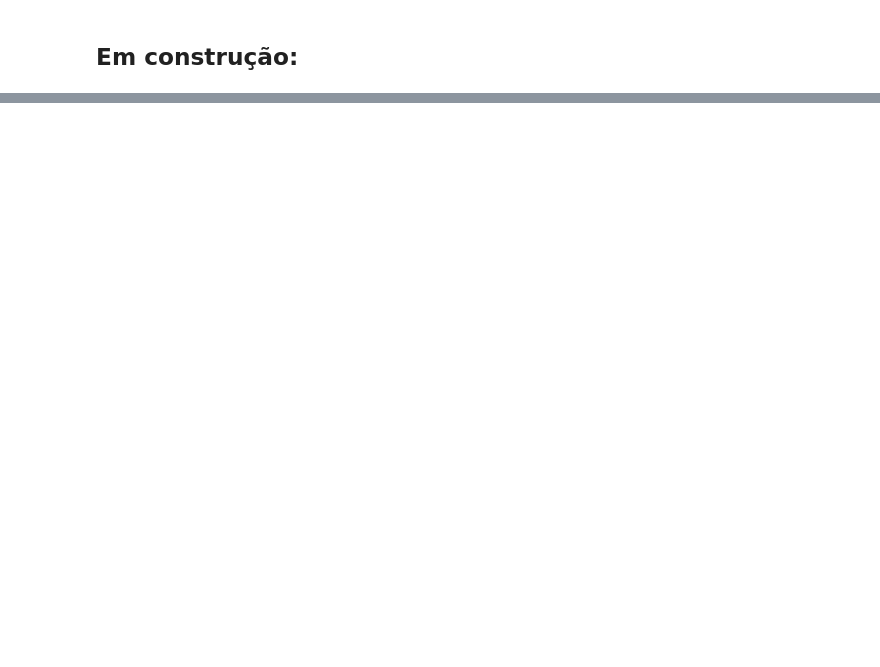
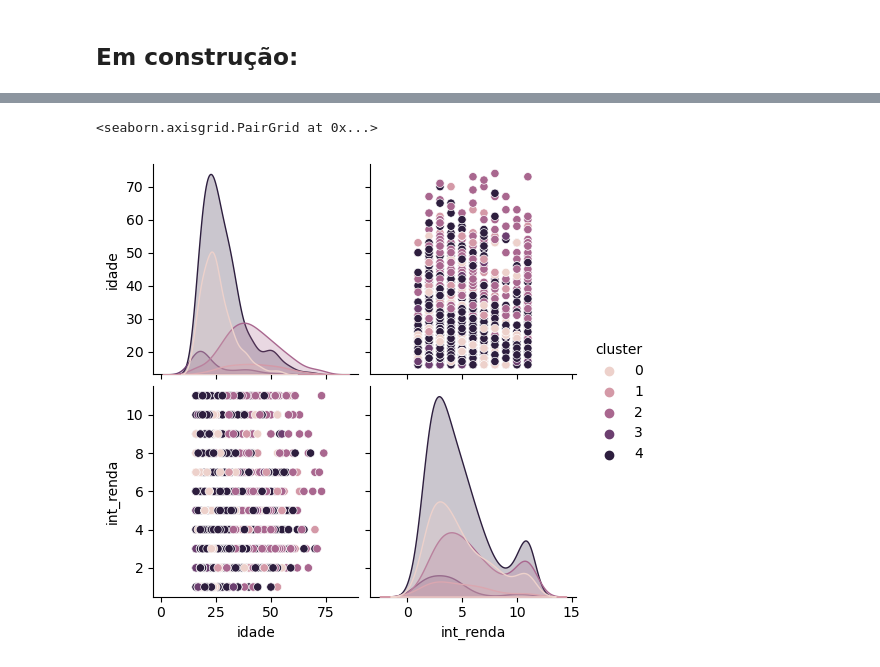
Before and after one commit to Aguiar-Gabriel/Carnaval-Pudding, a Jupyter notebook: clustering.ipynb, the cells around one changed output, grey strips where cells are left out. Drawn from its saved outputs; the diff is of its cells as text; code cells hidden in the pictures; blank space fills up the shorter version.

Commit message:
Clustering atualizado com maior limpeza e tentativa inicial de descrição de cada cluster/perfil tipico.

```diff
--- a/clustering.ipynb
+++ b/clustering.ipynb
@@ -45,9 +47,6 @@ memory usage: 761.3+ KB
 #retirar colunas que nao incluem informação a priori do visitante (incluindo o que ele fez na cidade)
 #np.r_ concatena as slices
 df = df.iloc[:,np.r_[3,10:14,34,55:60]]
-# %%
-#retirar colunas que nao incluem informação a priori do visitante (incluindo o que ele fez na cidade)
-df = df.drop(['Unnamed: 0.1','index','Unnamed: 0','numero_controle','bloco_classificacao','dt_visita','dt_termino','tempo_total_entrev','faixa_renda','t_pernoite','t_qtpernoite','t_hospedagem','t_transp','t_transp','t_motivo','t_outro_motivo','dias_carnaval',''], axis=1)
 # %%
 df.info()
 # %% [output]
@@ -122,4 +130,4 @@ df = df.drop(['morador','pais','estado','cidade'], axis=1)
 # %%
 #OHE para categoricas
-df = pd.get_dummies(df)
+df_transformed = pd.get_dummies(df)
 # %%
@@ -147,7 +155,7 @@ df pronto, sem valores nulos
 # %%
 #escalonar dados numéricos
 scaler = StandardScaler()
-X = scaler.fit_transform(df)
+X = scaler.fit_transform(df_transformed)
 # %%
 #determinar numero de clusters otimo
 kmeans_kwargs = {"init": "random", "n_init": 10, "max_iter": 300, "random_state": 42}
@@ -204,0 +252,6 @@ ValueError: Shape of passed values is (5, 40), indices imply (5, 41)
+# %%
+
+sns.pairplot(df, hue="cluster")
+# %% [output]
+<seaborn.axisgrid.PairGrid at 0x...>
+[figure, added]
```
Also changed, not shown: parts of 12 cells of this notebook.
